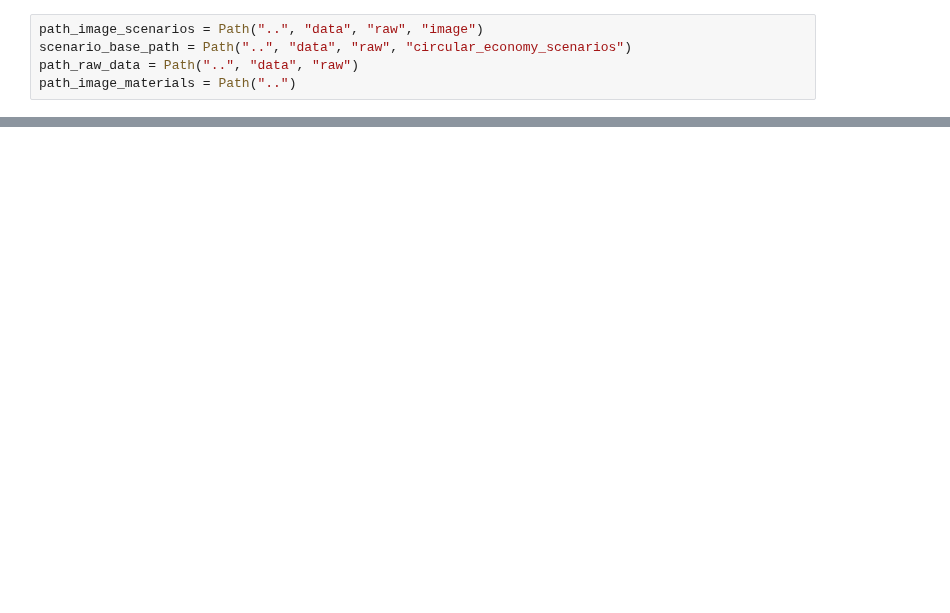
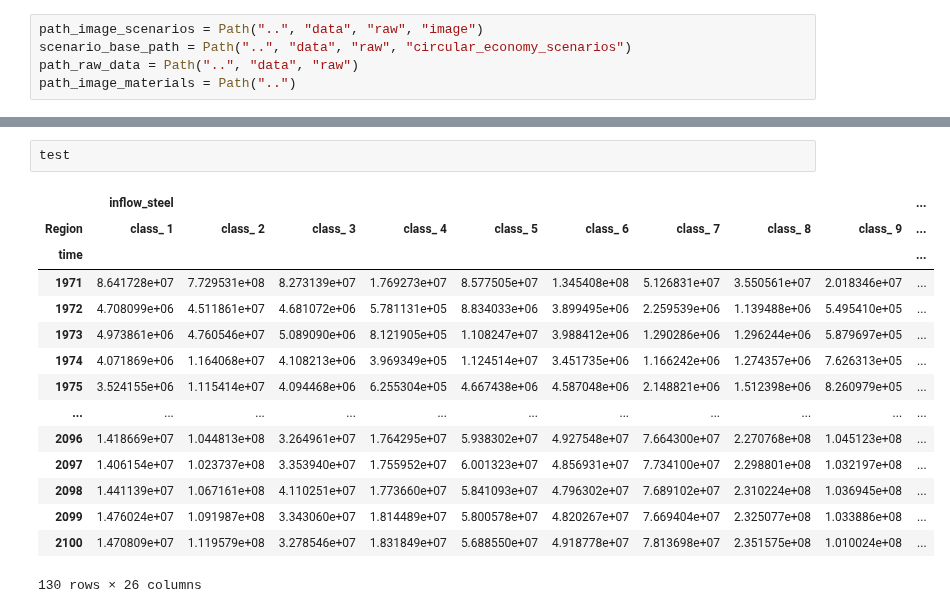
Before and after one commit to imagepbl/image-materials, a Jupyter notebook: examples/rest_of.ipynb, the cells around one changed output, grey strips where cells are left out. Saved outputs shown, nothing was run; the diff lists cells and outputs as text; blank space fills up the shorter version.

```diff
--- a/examples/rest_of.ipynb
+++ b/examples/rest_of.ipynb
@@ -259,0 +249,18 @@ Attributes: (0)
+# %%
+test
+# %% [output]
+|  | inflow_steel |  |  |  |  |  |  |  |  | ... |
+| Region | class_ 1 | class_ 2 | class_ 3 | class_ 4 | class_ 5 | class_ 6 | class_ 7 | class_ 8 | class_ 9 | ... |
+| time |  |  |  |  |  |  |  |  |  | ... |
+| 1971 | 8.641728e+07 | 7.729531e+08 | 8.273139e+07 | 1.769273e+07 | 8.577505e+07 | 1.345408e+08 | 5.126831e+07 | 3.550561e+07 | 2.018346e+07 | ... |
+| 1972 | 4.708099e+06 | 4.511861e+07 | 4.681072e+06 | 5.781131e+05 | 8.834033e+06 | 3.899495e+06 | 2.259539e+06 | 1.139488e+06 | 5.495410e+05 | ... |
+| 1973 | 4.973861e+06 | 4.760546e+07 | 5.089090e+06 | 8.121905e+05 | 1.108247e+07 | 3.988412e+06 | 1.290286e+06 | 1.296244e+06 | 5.879697e+05 | ... |
+| 1974 | 4.071869e+06 | 1.164068e+07 | 4.108213e+06 | 3.969349e+05 | 1.124514e+07 | 3.451735e+06 | 1.166242e+06 | 1.274357e+06 | 7.626313e+05 | ... |
+| 1975 | 3.524155e+06 | 1.115414e+07 | 4.094468e+06 | 6.255304e+05 | 4.667438e+06 | 4.587048e+06 | 2.148821e+06 | 1.512398e+06 | 8.260979e+05 | ... |
+| ... | ... | ... | ... | ... | ... | ... | ... | ... | ... | ... |
+| 2096 | 1.418669e+07 | 1.044813e+08 | 3.264961e+07 | 1.764295e+07 | 5.938302e+07 | 4.927548e+07 | 7.664300e+07 | 2.270768e+08 | 1.045123e+08 | ... |
+| 2097 | 1.406154e+07 | 1.023737e+08 | 3.353940e+07 | 1.755952e+07 | 6.001323e+07 | 4.856931e+07 | 7.734100e+07 | 2.298801e+08 | 1.032197e+08 | ... |
+| 2098 | 1.441139e+07 | 1.067161e+08 | 4.110251e+07 | 1.773660e+07 | 5.841093e+07 | 4.796302e+07 | 7.689102e+07 | 2.310224e+08 | 1.036945e+08 | ... |
+| 2099 | 1.476024e+07 | 1.091987e+08 | 3.343060e+07 | 1.814489e+07 | 5.800578e+07 | 4.820267e+07 | 7.669404e+07 | 2.325077e+08 | 1.033886e+08 | ... |
+| 2100 | 1.470809e+07 | 1.119579e+08 | 3.278546e+07 | 1.831849e+07 | 5.688550e+07 | 4.918778e+07 | 7.813698e+07 | 2.351575e+08 | 1.010024e+08 | ... |
+130 rows × 26 columns
```
Also changed, not shown: parts of 15 cells of this notebook, 4 other files.
